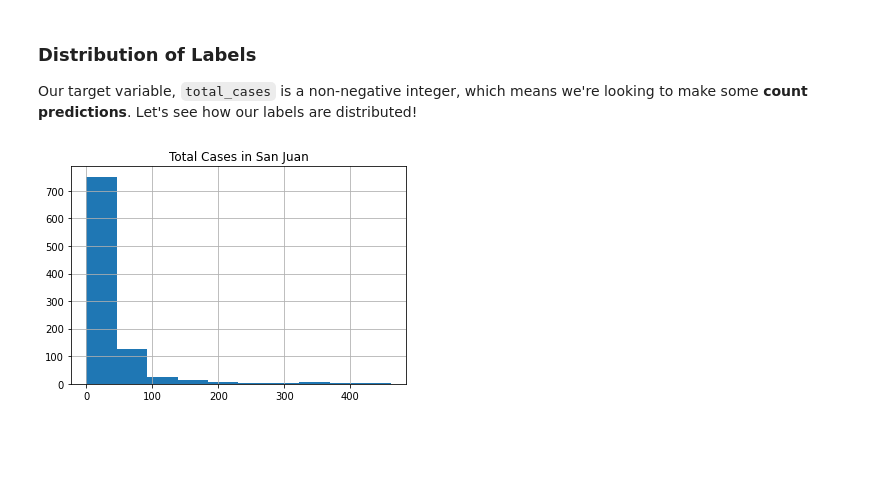
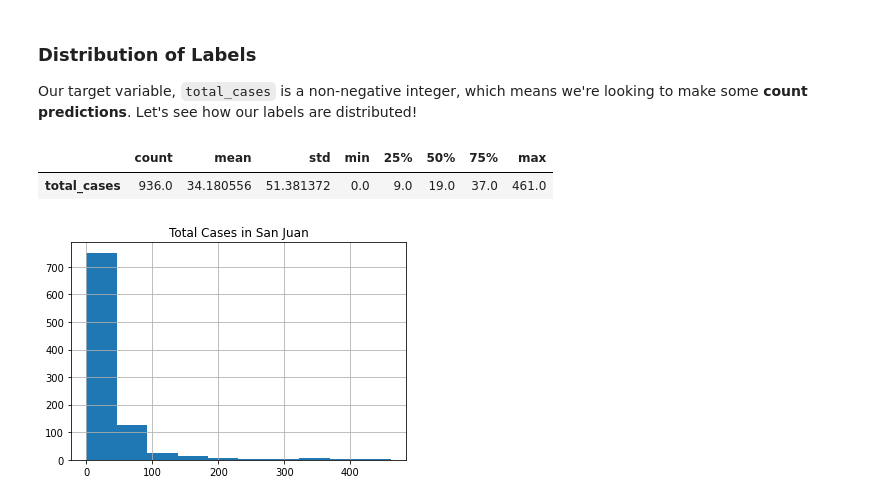
Before and after one commit to drivendataorg/intro-to-reproducible-ml, a Jupyter notebook: notebooks/dengue-ml-tutorial.ipynb, the cells around one changed output. Saved outputs shown, nothing was run; the diff lists cells and outputs as text; code cells hidden in the pictures; blank space fills up the shorter version.

```diff
--- a/notebooks/dengue-ml-tutorial.ipynb
+++ b/notebooks/dengue-ml-tutorial.ipynb
@@ -240,6 +253,11 @@ dtype: bool
 ### Distribution of Labels
 
 Our target variable, `total_cases` is a non-negative integer, which means we're looking to make some **count predictions**. Let's see how our labels are distributed!
+# %%
+sj_train_labels.describe().T
+# %% [output]
+|  | count | mean | std | min | 25% | 50% | 75% | max |
+| total_cases | 936.0 | 34.180556 | 51.381372 | 0.0 | 9.0 | 19.0 | 37.0 | 461.0 |
 # %%
 sj_train_labels.hist()
 plt.title('Total Cases in San Juan');
```
Also changed, not shown: parts of 13 cells of this notebook, 2 other files.
